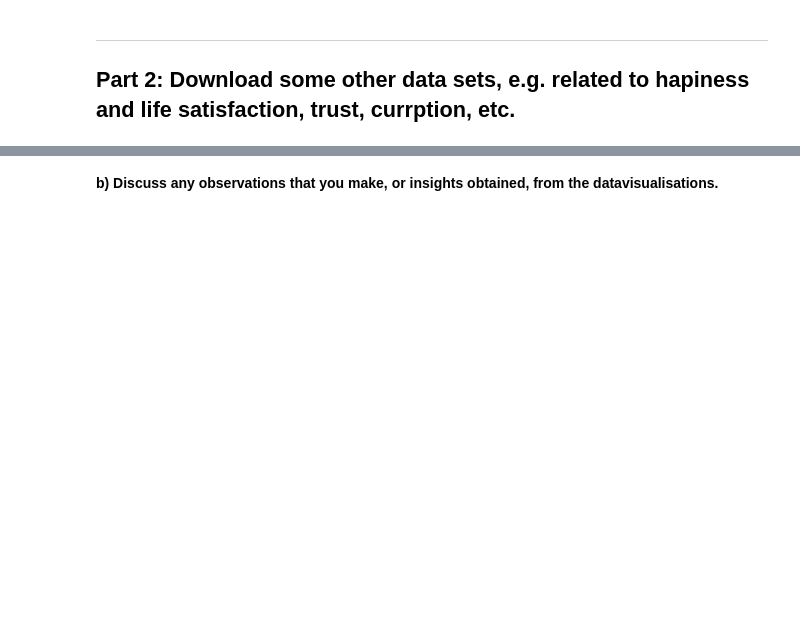
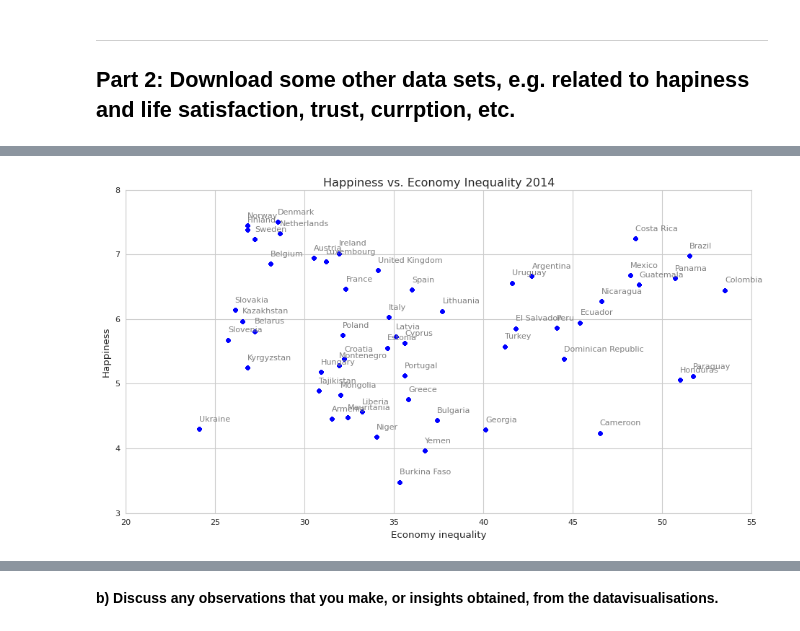
Before and after one commit to captainbalbin/dat405, a Jupyter notebook: assignments/assignment-1/notebook.ipynb, the cells around one changed output, grey strips where cells are left out. Drawn from its saved outputs; the diff is of its cells as text; code cells hidden in the pictures; blank space fills up the shorter version.

```diff
--- a/assignments/assignment-1/notebook.ipynb
+++ b/assignments/assignment-1/notebook.ipynb
@@ -29,0 +463,49 @@ State any assumptions and motivate decisions that you make when selecting data t
+# %%
+import pycountry
+plt.style.use(['seaborn-whitegrid'])
+
+df_happiness = pd.read_csv("happiness-cantril-ladder.csv")
+df_inequality = pd.read_csv("economic-inequality-gini-index.csv")
+
+# look at only 2014
+df_ineq_2014 = df_inequality.loc[df_inequality['Year'].isin(['2014'])]
+df_happ_2014 = df_happiness.loc[df_happiness['Year'].isin(['2014'])]
+
+
+# the ineq list has data for fewer countries, therefor we need to
+# find out what countries we have data for
+relevant_countries = []
+for co in list(pycountry.countries):
+    df_ineq_2014_co = df_ineq_2014.loc[df_inequality['Entity'].isin([co.name])]
+    if  not df_ineq_2014_co.empty:
+        relevant_countries.append(co.name)
+
+#quick way to remove the only country the other list did not have
+relevant_countries.remove('Iceland')
+
+
+#only the countries we want
+df_happ_2014_somecountries = df_happ_2014.loc[df_happiness['Entity'].isin(relevant_countries)]
+axis_happ = df_happ_2014_somecountries['Life satisfaction in Cantril Ladder (World Happiness Report 2019)']
+countries = df_happ_2014_somecountries['Entity']
+
+df_ineq_2014_somecountries = df_ineq_2014.loc[df_ineq_2014['Entity'].isin(relevant_countries)]
+axis_ineq = df_ineq_2014_somecountries['GINI index (World Bank estimate)']
+
+
+# plot all countries we have data for
+plt.subplots(figsize=(14,7))
+
+x = axis_ineq.values
+y = axis_happ.values
+for i,txt in enumerate(countries.values):
+    plt.annotate(txt, (x[i], y[i]), xytext=(0,10), textcoords='offset points', color='gray')
+    plt.scatter(x,y,color='blue')
+
+plt.xlabel("Economy inequality")
+plt.ylabel("Happiness")
+plt.title('Happiness vs. Economy Inequality 2014')
+
+plt.show()
+# %% [output]
+[figure, added]
```
Also changed, not shown: parts of 24 cells of this notebook, 17 other files.
